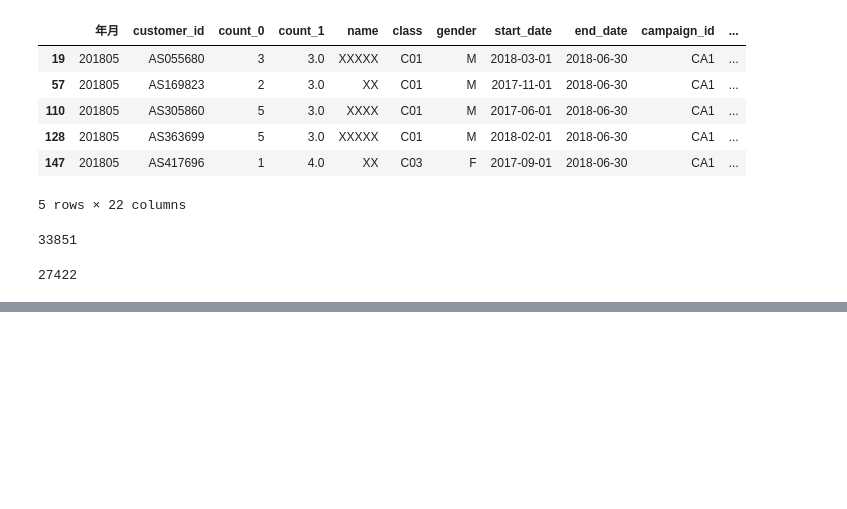
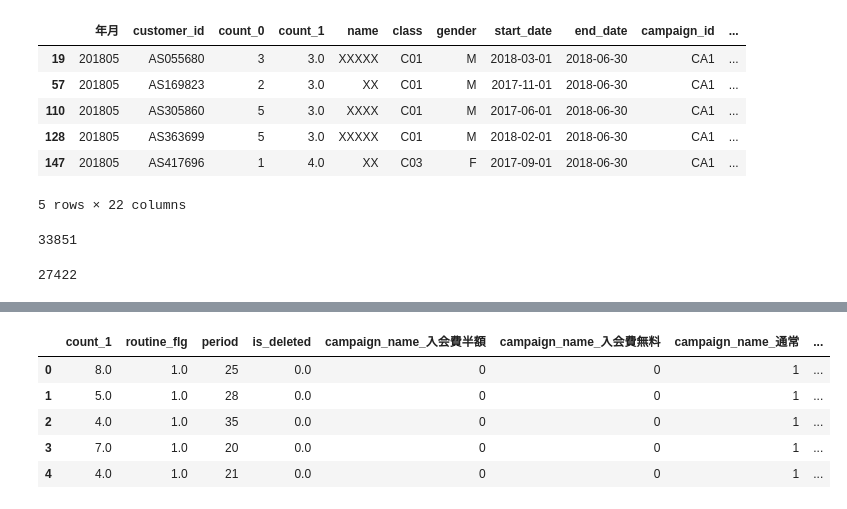
Before and after one commit to zaxirolls/learn, a Jupyter notebook: pythonknock100/サンプルコード_20200325 2/5章/ch5.ipynb, the cells around one changed output, grey strips where cells are left out. Saved outputs shown, nothing was run; the diff lists cells and outputs as text; code cells hidden in the pictures; blank space fills up the shorter version.

```diff
--- a/pythonknock100/サンプルコード_20200325 2/5章/ch5.ipynb
+++ b/pythonknock100/サンプルコード_20200325 2/5章/ch5.ipynb
@@ -168,0 +259,3 @@ print(len(conti_uselog))
+# %%
+predict_data = predict_data.dropna(subset=["count_1"])
+predict_data.isna().sum()
@@ -168,0 +280,4 @@ print(len(conti_uselog))
+# %%
+target_col = ["campaign_name","class_name","gender","count_1","routine_flg","period","is_deleted"]
+predict_data = predict_data[target_col]
+predict_data.head()
@@ -168,0 +291,10 @@ print(len(conti_uselog))
+# %%
+predict_data = pd.get_dummies(predict_data)
+predict_data.head()
+# %% [output]
+|  | count_1 | routine_flg | period | is_deleted | campaign_name_入会費半額 | campaign_name_入会費無料 | campaign_name_通常 | ... |
+| 0 | 8.0 | 1.0 | 25 | 0.0 | 0 | 0 | 1 | ... |
+| 1 | 5.0 | 1.0 | 28 | 0.0 | 0 | 0 | 1 | ... |
+| 2 | 4.0 | 1.0 | 35 | 0.0 | 0 | 0 | 1 | ... |
+| 3 | 7.0 | 1.0 | 20 | 0.0 | 0 | 0 | 1 | ... |
+| 4 | 4.0 | 1.0 | 21 | 0.0 | 0 | 0 | 1 | ... |
```
Also changed, not shown: parts of 18 cells of this notebook.
